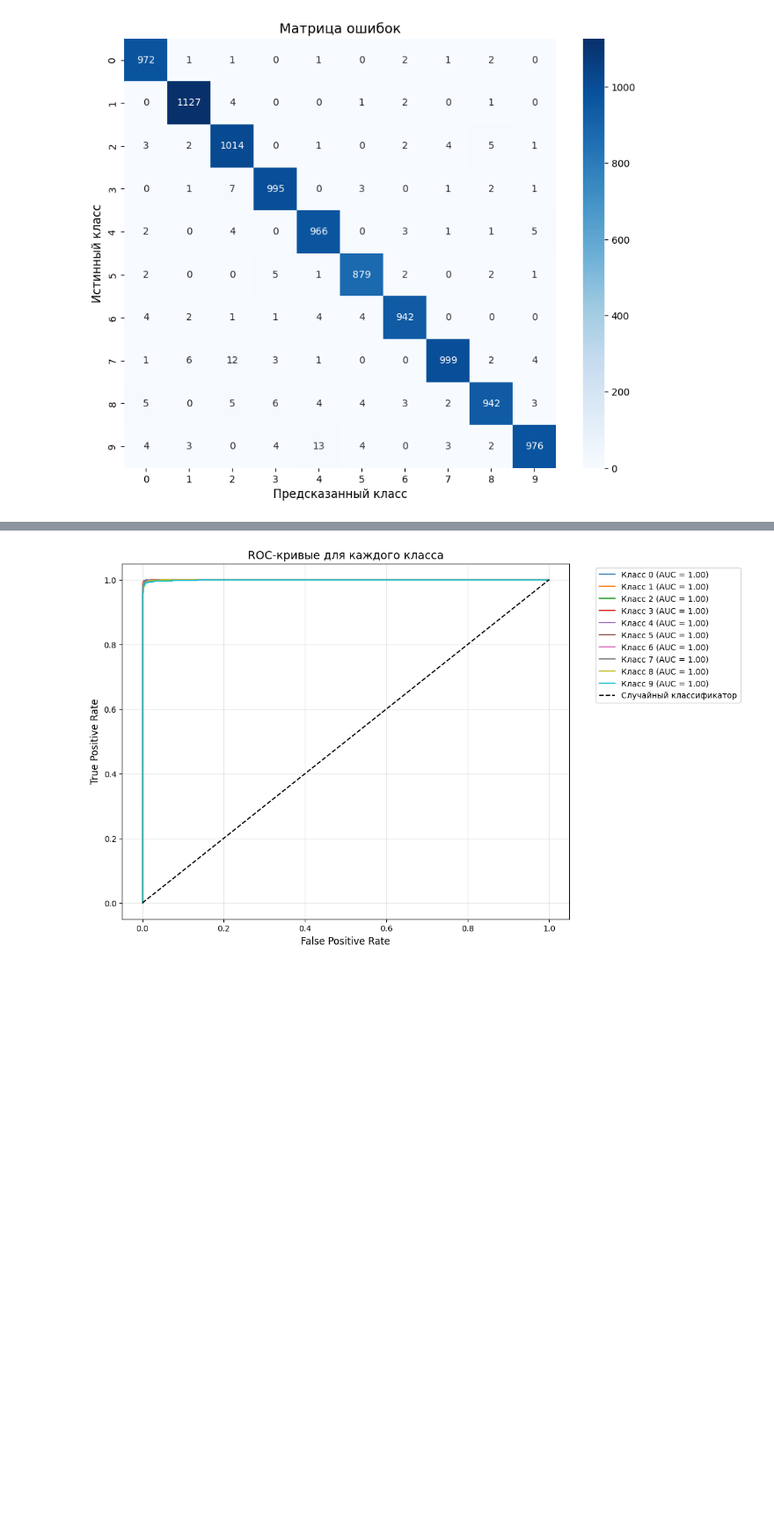
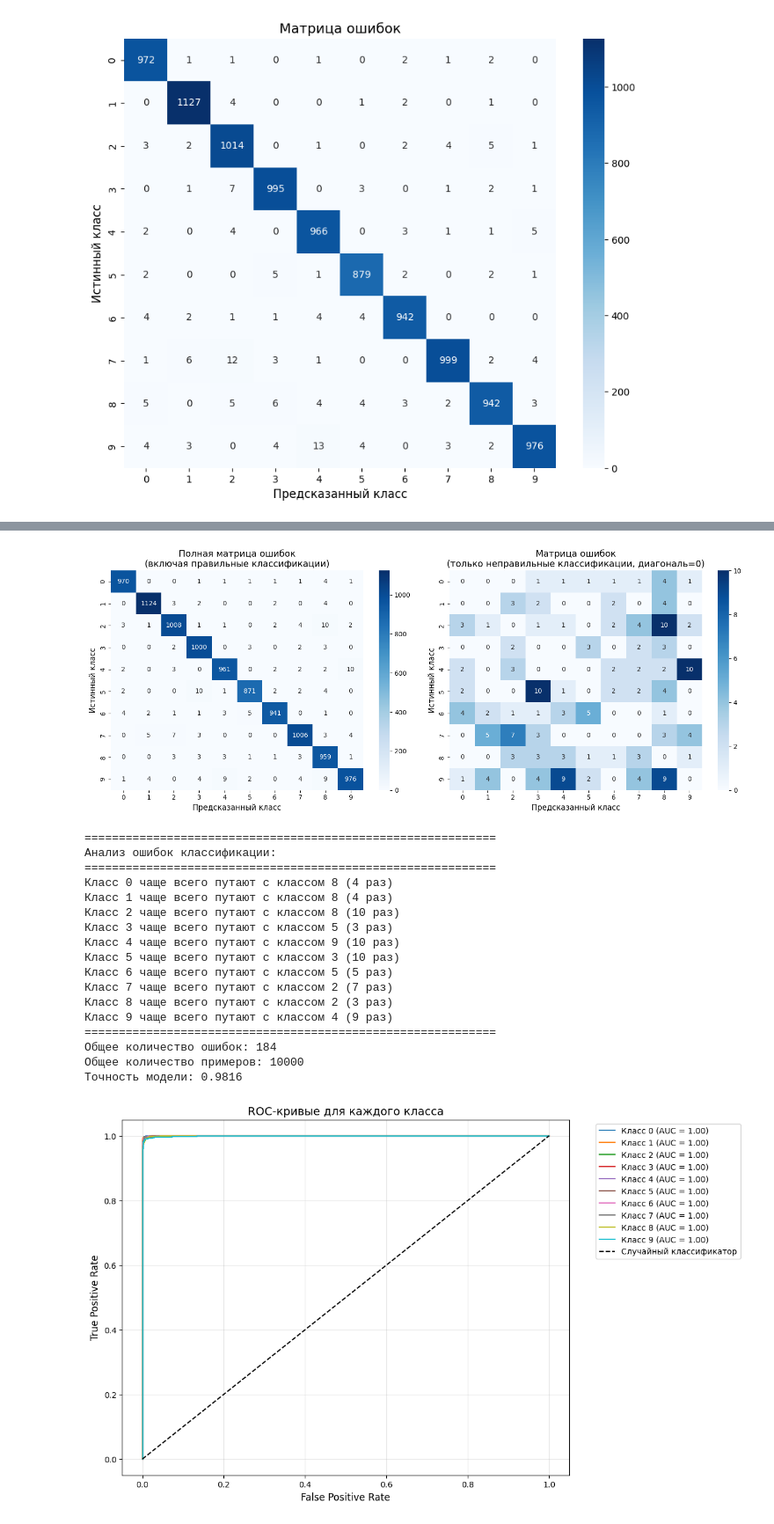
Before and after one commit to MinyaevAndrey/Glassner-DeepLearning-FromBasics-1st-Edition, a Jupyter notebook: DL-1st-Ed-Vol2-Code/Chapter23-KerasPart1/Keras-Notebook-05-MNIST-Photo-Prediction.ipynb, the cells around one changed output, grey strips where cells are left out. Shown at 88% size. Drawn from its saved outputs; the diff is of its cells as text; code cells hidden in the pictures; blank space fills up the shorter version.

```diff
--- a/DL-1st-Ed-Vol2-Code/Chapter23-KerasPart1/Keras-Notebook-05-MNIST-Photo-Prediction.ipynb
+++ b/DL-1st-Ed-Vol2-Code/Chapter23-KerasPart1/Keras-Notebook-05-MNIST-Photo-Prediction.ipynb
@@ -248,3 +248,61 @@ plt.show()
 # %% [output]
 313/313 ━━━━━━━━━━━━━━━━━━━━ 2s 7ms/step
 [figure]
+# %%
+from sklearn.metrics import confusion_matrix
+import seaborn as sns
+import numpy as np
+import matplotlib.pyplot as plt
+
+# Предсказания на тестовой выборке
+y_pred = model.predict(X_test)
+y_pred_classes = np.argmax(y_pred, axis=1)
+y_true = np.argmax(y_test, axis=1)
+
+# Матрица ошибок
+cm = confusion_matrix(y_true, y_pred_classes)
+
+# Создаем две матрицы: исходную и с обнуленной диагональю
+cm_original = cm.copy()
+cm_no_diag = cm.copy()
+np.fill_diagonal(cm_no_diag, 0)
+
+# Визуализируем обе матрицы рядом
+fig, (ax1, ax2) = plt.subplots(1, 2, figsize=(15, 6))
+
+# Исходная матрица
+sns.heatmap(cm_original, annot=True, fmt='d', cmap='Blues',
+            xticklabels=range(10), yticklabels=range(10), ax=ax1)
+ax1.set_xlabel('Предсказанный класс', fontsize=12)
+ax1.set_ylabel('Истинный класс', fontsize=12)
+ax1.set_title('Полная матрица ошибок\n(включая правильные классификации)', fontsize=14)
+
+# Матрица с обнуленной диагональю
+sns.heatmap(cm_no_diag, annot=True, fmt='d', cmap='Blues',
+            xticklabels=range(10), yticklabels=range(10), ax=ax2)
+ax2.set_xlabel('Предсказанный класс', fontsize=12)
+ax2.set_ylabel('Истинный класс', fontsize=12)
+ax2.set_title('Матрица ошибок\n(только неправильные классификации, диагональ=0)', fontsize=14)
+
+plt.tight_layout()
+plt.show()
+
+# Анализ ошибок
+print("="*60)
+print("Анализ ошибок классификации:")
+print("="*60)
+
+# Для каждого класса находим, с каким классом его чаще всего путают
+for i in range(10):
+    if cm_no_diag[i].sum() > 0:
+        most_confused = np.argmax(cm_no_diag[i])
+        print(f"Класс {i} чаще всего путают с классом {most_confused} "
+              f"({cm_no_diag[i, most_confused]} раз)")
+    else:
+        print(f"Класс {i} не имеет ошибок")
+
+print("="*60)
+print(f"Общее количество ошибок: {cm_no_diag.sum()}")
+print(f"Общее количество примеров: {len(y_true)}")
+print(f"Точность модели: {(1 - cm_no_diag.sum()/len(y_true)):.4f}")
+# %% [output]
@@ -251,3 +310,21 @@ plt.show()
+[figure, added]
+============================================================
+Анализ ошибок классификации:
+============================================================
+Класс 0 чаще всего путают с классом 8 (4 раз)
+Класс 1 чаще всего путают с классом 8 (4 раз)
+Класс 2 чаще всего путают с классом 8 (10 раз)
+Класс 3 чаще всего путают с классом 5 (3 раз)
+Класс 4 чаще всего путают с классом 9 (10 раз)
+Класс 5 чаще всего путают с классом 3 (10 раз)
+Класс 6 чаще всего путают с классом 5 (5 раз)
+Класс 7 чаще всего путают с классом 2 (7 раз)
+Класс 8 чаще всего путают с классом 2 (3 раз)
+Класс 9 чаще всего путают с классом 4 (9 раз)
+============================================================
+Общее количество ошибок: 184
+Общее количество примеров: 10000
+Точность модели: 0.9816
 # %%
 from sklearn.metrics import roc_curve, auc
 from sklearn.preprocessing import label_binarize
```
Also changed, not shown: parts of 1 cell of this notebook.
